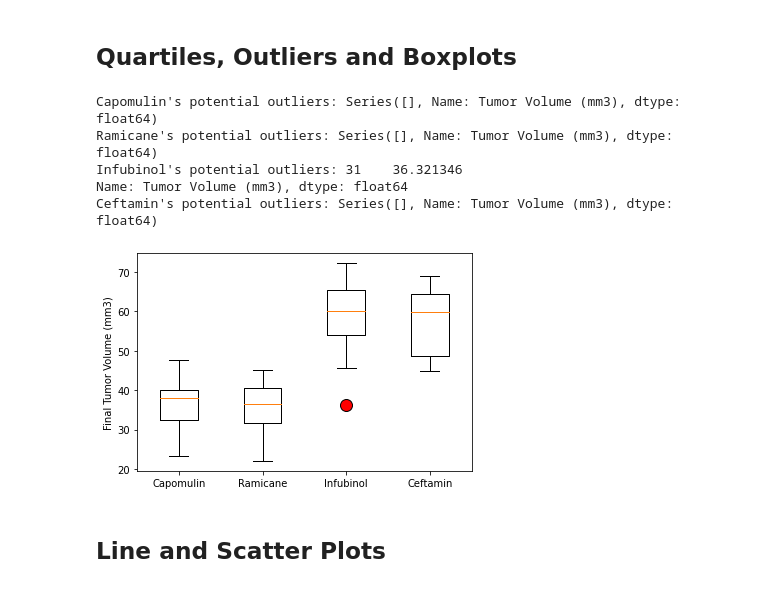
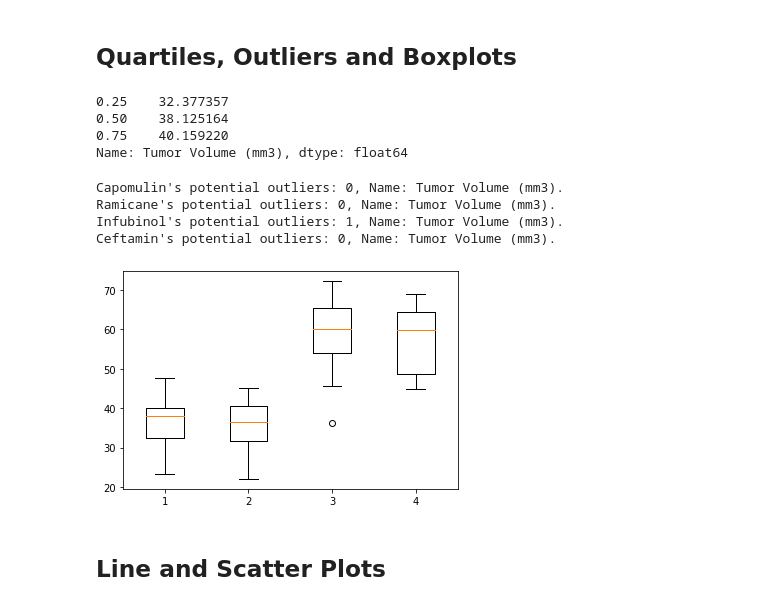
Before and after one commit to brittanyaylia/matplotlib-challenge, a Jupyter notebook: Pymaceuticals.ipynb, the cells around one changed output. Saved outputs shown, nothing was run; the diff lists cells and outputs as text; code cells hidden in the pictures.

```diff
--- a/Pymaceuticals.ipynb
+++ b/Pymaceuticals.ipynb
@@ -64,5 +71,5 @@ mouse_data_combined[mouse_data_combined['Mouse ID']=='g989']
 # %%
 # Create a clean DataFrame by dropping the duplicate mouse by its ID.
-mouse_clean = mouse_data_combined.drop_duplicates('Mouse ID')
+mouse_clean = mouse_data_combined[mouse_data_combined["Mouse ID"].isin(mouse_duplicates)==False]
 mouse_clean
 # %% [output]
@@ -160,29 +208,73 @@ drug_table
 # Capomulin, Ramicane, Infubinol, and Ceftamin
 
 # Start by getting the last (greatest) timepoint for each mouse
+greatest_time = mouse_clean.groupby("Mouse ID").max()["Timepoint"]
 
 # Merge this group df with the original dataframe to get the tumor volume at the last timepoint
+greatest_time_merge = pd.merge(greatest_time, mouse_clean, on=["Mouse ID","Timepoint"], how="left")
 # %%
 # Put treatments into a list for for loop (and later for plot labels)
+treatments= ["Capomulin", "Ramicane", "Infubinol", "Ceftamin"]
 
 # Create empty list to fill with tumor vol data (for plotting)
+tumor_data = []
 
 # Calculate the IQR and quantitatively determine if there are any potential outliers.
+iqr_data = greatest_time_merge.loc[:, "Drug Regimen"]== "Capomulin"
+quantiles = [.25, .5, .75]
+first_treatment = greatest_time_merge.loc[iqr_data, "Tumor Volume (mm3)"]
+quartiles = first_treatment.quantile(quantiles)
 
-    # Locate the rows which contain mice on each drug and get the tumor volumes
-
-    # add subset
-
-    # Determine outliers using upper and lower bounds
+quartiles
 # %% [output]
-Capomulin's potential outliers: Series([], Name: Tumor Volume (mm3), dtype: float64)
-Ramicane's potential outliers: Series([], Name: Tumor Volume (mm3), dtype: float64)
-Infubinol's potential outliers: 31    36.321346
+0.25    32.377357
+0.50    38.125164
+0.75    40.159220
 Name: Tumor Volume (mm3), dtype: float64
-Ceftamin's potential outliers: Series([], Name: Tumor Volume (mm3), dtype: float64)
+# %%
+# Put treatments into a list for for loop (and later for plot labels)
+treatments= ["Capomulin", "Ramicane", "Infubinol", "Ceftamin"]
+
+# Create empty list to fill with tumor vol data (for plotting)
+tumor_data = []
+
+# Calculate the IQR and quantitatively determine if there are any potential outliers.
+for each_treatment in treatments:
+    iqr_data = greatest_time_merge.loc[:, "Drug Regimen"]== each_treatment
+
+    first_treatment = greatest_time_merge.loc[iqr_data, "Tumor Volume (mm3)"]
+    tumor_data.append(greatest_time_merge.loc[iqr_data, "Tumor Volume (mm3)"])
+
+    #set up for IQR calculation
+    quantiles = [.25, .5, .75]
+    quartiles=first_treatment.quantile(quantiles)
+    lower_q = quartiles.loc[.25]
+    upper_q = quartiles.loc[.75]
+
+    #determine IQR
+    iqr = upper_q - lower_q
+
+    #determine outliers via upper/lower bounds
+    lower_bound = lower_q - (1.5 * iqr)
+    upper_bound = upper_q + (1.5 * iqr)
+
+    #locate rows which contain mice on each drug
+    find_drug = (first_treatment > upper_bound) | (first_treatment < lower_bound)
+
+    #outlier data
+    outlier = len(first_treatment.loc[find_drug])
+
+    print(f"{each_treatment}'s potential outliers: {outlier}, Name: Tumor Volume (mm3).")
+# %% [output]
+Capomulin's potential outliers: 0, Name: Tumor Volume (mm3).
+Ramicane's potential outliers: 0, Name: Tumor Volume (mm3).
+Infubinol's potential outliers: 1, Name: Tumor Volume (mm3).
+Ceftamin's potential outliers: 0, Name: Tumor Volume (mm3).
 # %%
 # Generate a box plot of the final tumor volume of each mouse across four regimens of interest
+plt.boxplot(tumor_data)
+plt.show()
 # %% [output]
-[figure, old version]
+[figure, new version]
 # %% [markdown]
 ## Line and Scatter Plots
```
Also changed, not shown: parts of 17 cells of this notebook.
